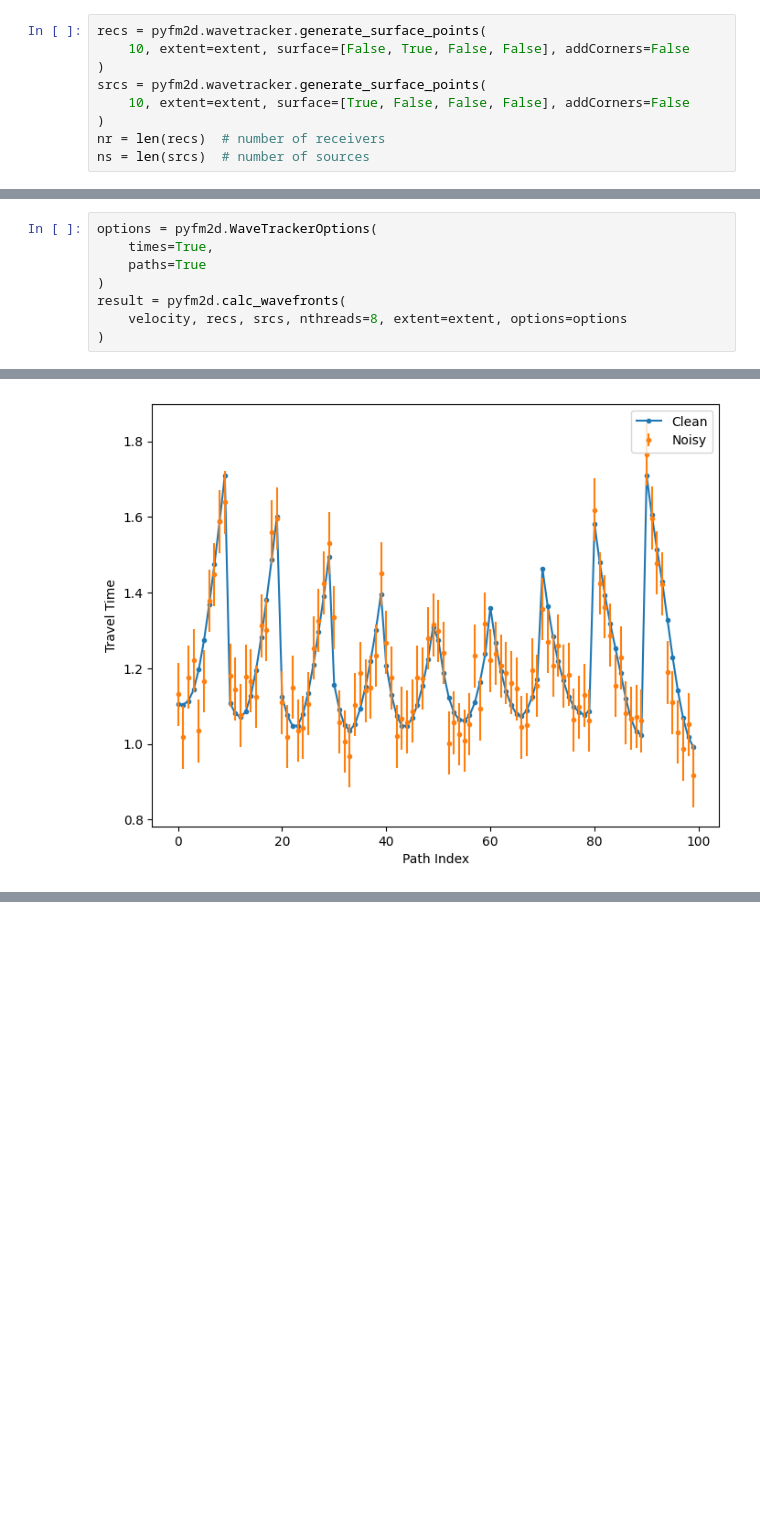
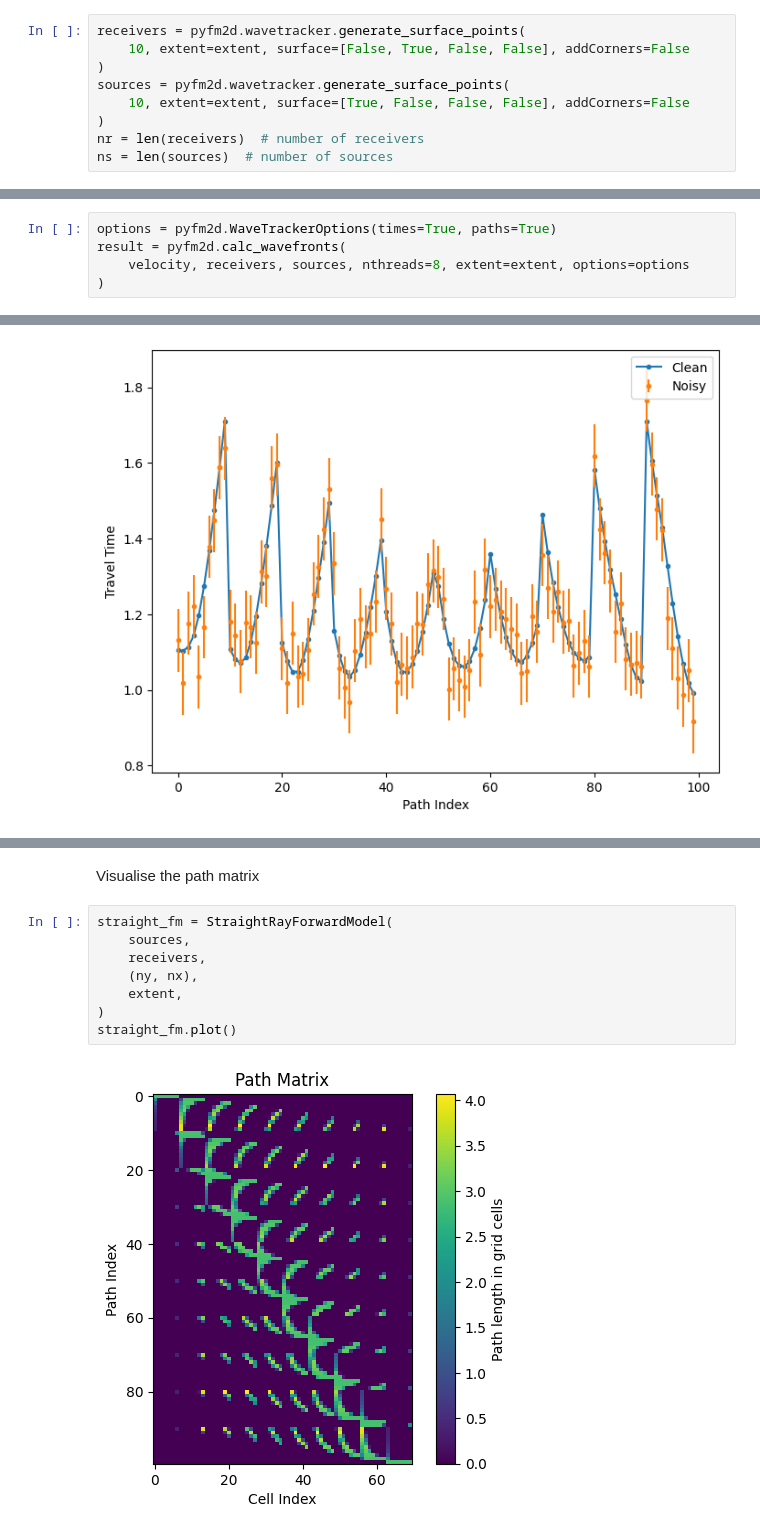
Before and after one commit to auggiemarignier/harmtransc, a Jupyter notebook: examples/ray_bending.ipynb, the cells around one changed output, grey strips where cells are left out. Drawn from its saved outputs; the diff is of its cells as text; blank space fills up the shorter version.

```diff
--- a/examples/ray_bending.ipynb
+++ b/examples/ray_bending.ipynb
@@ -57,24 +60,21 @@ velocity = g2.get_velocity()
 # %% [markdown]
 Create some sources and receivers either side of the borehole.
 # %%
-recs = pyfm2d.wavetracker.generate_surface_points(
+receivers = pyfm2d.wavetracker.generate_surface_points(
     10, extent=extent, surface=[False, True, False, False], addCorners=False
 )
-srcs = pyfm2d.wavetracker.generate_surface_points(
+sources = pyfm2d.wavetracker.generate_surface_points(
     10, extent=extent, surface=[True, False, False, False], addCorners=False
 )
-nr = len(recs)  # number of receivers
-ns = len(srcs)  # number of sources
+nr = len(receivers)  # number of receivers
+ns = len(sources)  # number of sources
 # %% [markdown]
 Calculate the travel times to create the synthetic dataset (and ray paths for visualisation)
 # %%
-options = pyfm2d.WaveTrackerOptions(
-    times=True,
-    paths=True
+options = pyfm2d.WaveTrackerOptions(times=True, paths=True)
+result = pyfm2d.calc_wavefronts(
+    velocity, receivers, sources, nthreads=8, extent=extent, options=options
 )
-result = pyfm2d.calc_wavefronts(
-    velocity, recs, srcs, nthreads=8, extent=extent, options=options
-)
 # %%
 pyfm2d.display_model(velocity, extent=extent, figsize=(8, 8), clim=(1700, 2300), paths=result.paths, alpha=0.25)
 # %% [output]
@@ -96,0 +298,12 @@ Text(0, 0.5, 'Travel Time')
+# %% [markdown]
+Visualise the path matrix
+# %%
+straight_fm = StraightRayForwardModel(
+    sources,
+    receivers,
+    (ny, nx),
+    extent,
+)
+straight_fm.plot()
+# %% [output]
+[figure, added]
```
Also changed, not shown: parts of 13 cells of this notebook.
